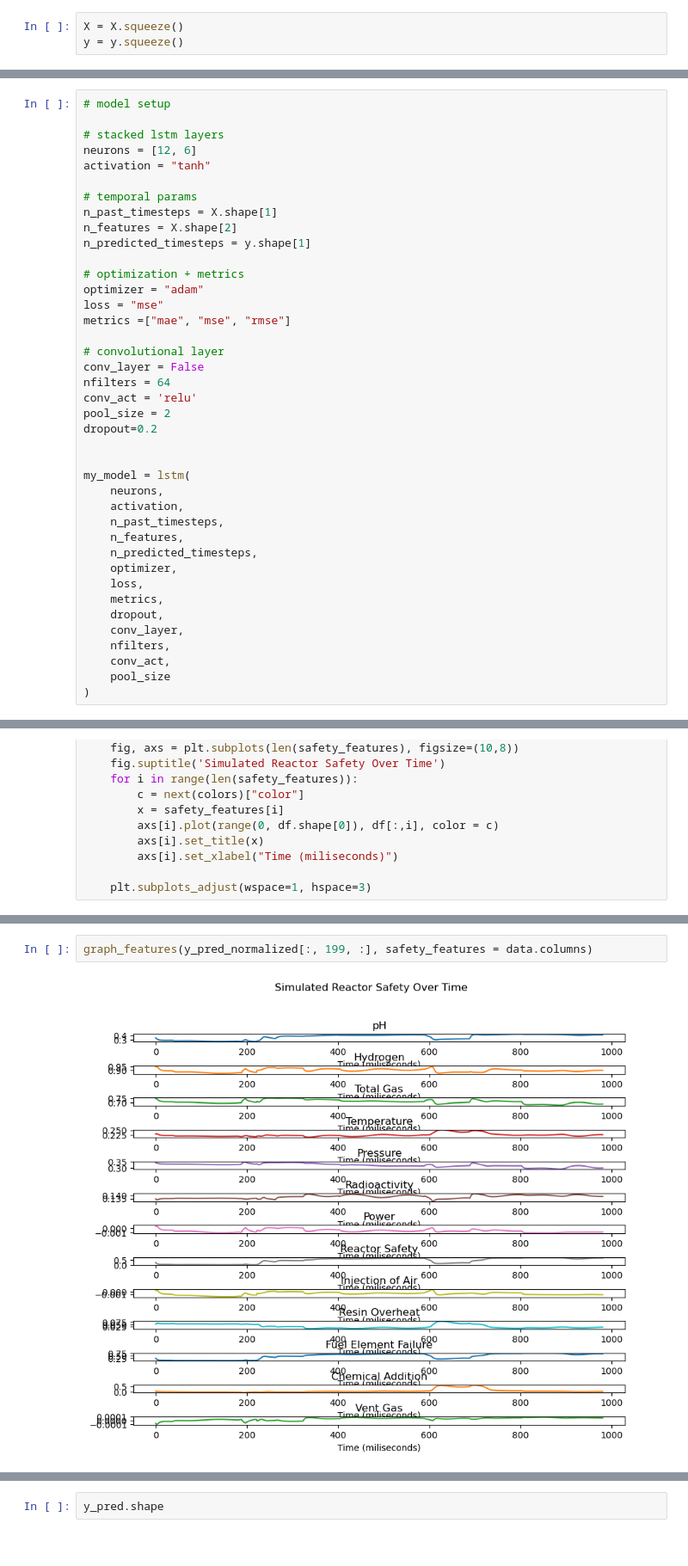
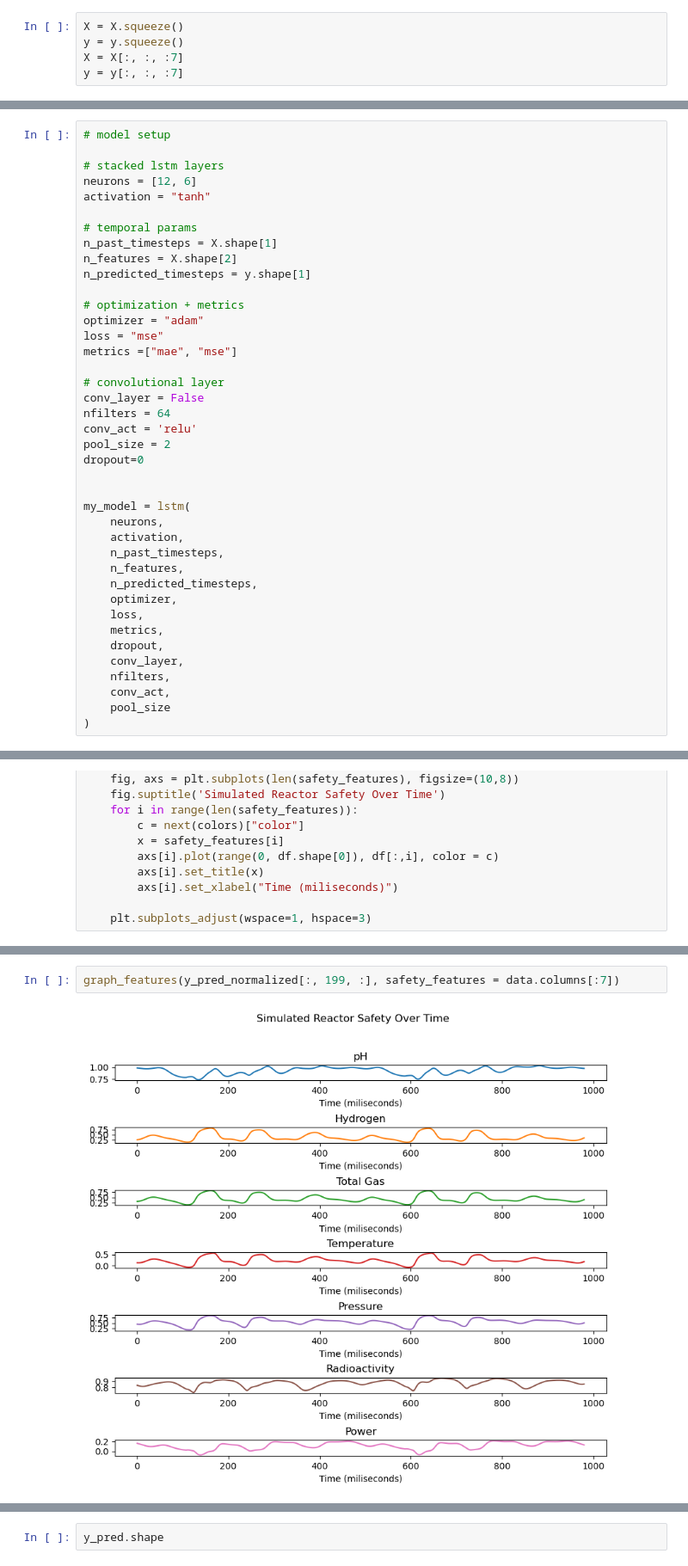
Before and after one commit to shawnschulz/chem_277B_capstone_project, a Jupyter notebook: shawn_model.ipynb, the cells around one changed output, grey strips where cells are left out. Shown at 86% size. Cells and saved outputs as stored; diff of their text form.

```diff
--- a/shawn_model.ipynb
+++ b/shawn_model.ipynb
@@ -65,3 +77,5 @@ X, y = utils.prep_lstm_data(np.array(data), n_past, m_future)
 # %%
 X = X.squeeze()
 y = y.squeeze()
+X = X[:, :, :7]
+y = y[:, :, :7]
@@ -124,14 +142,14 @@ n_predicted_timesteps = y.shape[1]
 # optimization + metrics
 optimizer = "adam"
 loss = "mse"
-metrics =["mae", "mse", "rmse"]
+metrics =["mae", "mse"]
 
 # convolutional layer
 conv_layer = False
 nfilters = 64
 conv_act = 'relu'
 pool_size = 2
-dropout=0.2
+dropout=0
 
 
 my_model = lstm(
@@ -311,4 +321,4 @@ y_pred_normalized.shape
 # %%
-graph_features(y_pred_normalized[:, 199, :], safety_features = data.columns)
+graph_features(y_pred_normalized[:, 199, :], safety_features = data.columns[:7])
 # %% [output]
-[figure, old version]
+[figure, new version]
```
Also changed, not shown: parts of 21 cells of this notebook, 2 other files.
